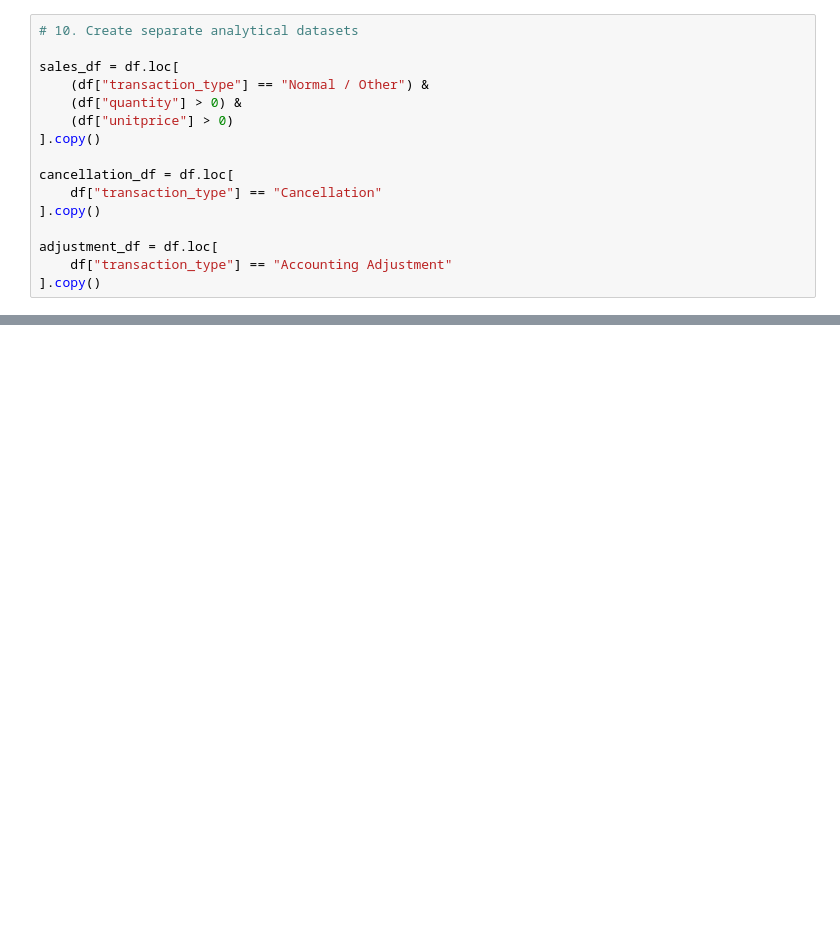
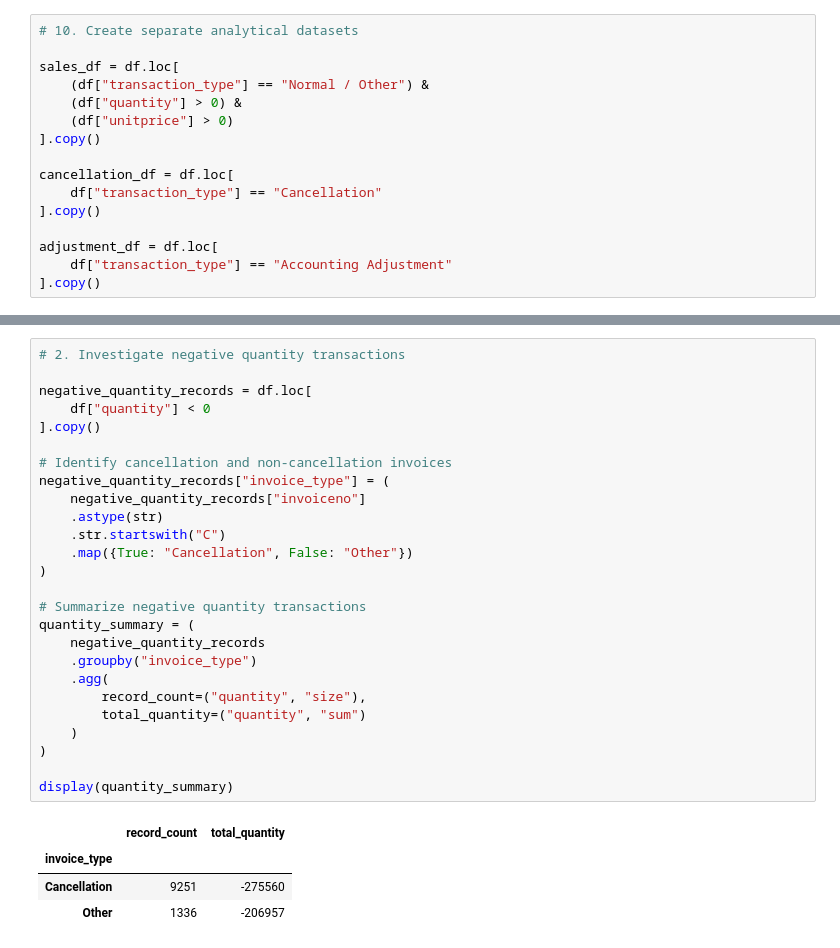
Before and after one commit to kiran77188/Internship_Task_01, a Jupyter notebook: notebooks/data_cleaning.ipynb, the cells around one changed output, grey strips where cells are left out. Drawn from its saved outputs; the diff is of its cells as text; blank space fills up the shorter version.

```diff
--- a/notebooks/data_cleaning.ipynb
+++ b/notebooks/data_cleaning.ipynb
@@ -310,0 +317,31 @@ df
+# %%
+# 2. Investigate negative quantity transactions
+
+negative_quantity_records = df.loc[
+    df["quantity"] < 0
+].copy()
+
+# Identify cancellation and non-cancellation invoices
+negative_quantity_records["invoice_type"] = (
+    negative_quantity_records["invoiceno"]
+    .astype(str)
+    .str.startswith("C")
+    .map({True: "Cancellation", False: "Other"})
+)
+
+# Summarize negative quantity transactions
+quantity_summary = (
+    negative_quantity_records
+    .groupby("invoice_type")
+    .agg(
+        record_count=("quantity", "size"),
+        total_quantity=("quantity", "sum")
+    )
+)
+
+display(quantity_summary)
+# %% [output]
+|  | record_count | total_quantity |
+| invoice_type |  |  |
+| Cancellation | 9251 | -275560 |
+| Other | 1336 | -206957 |
```
Also changed, not shown: parts of 6 cells of this notebook.
